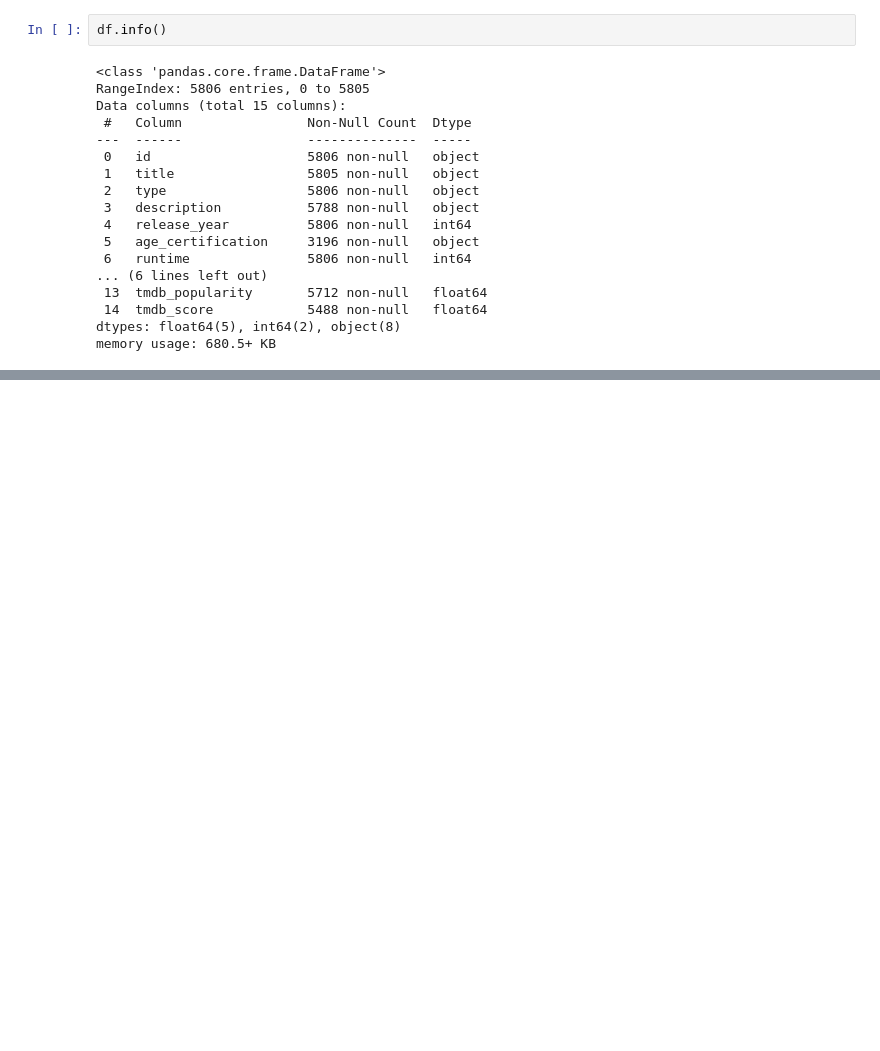
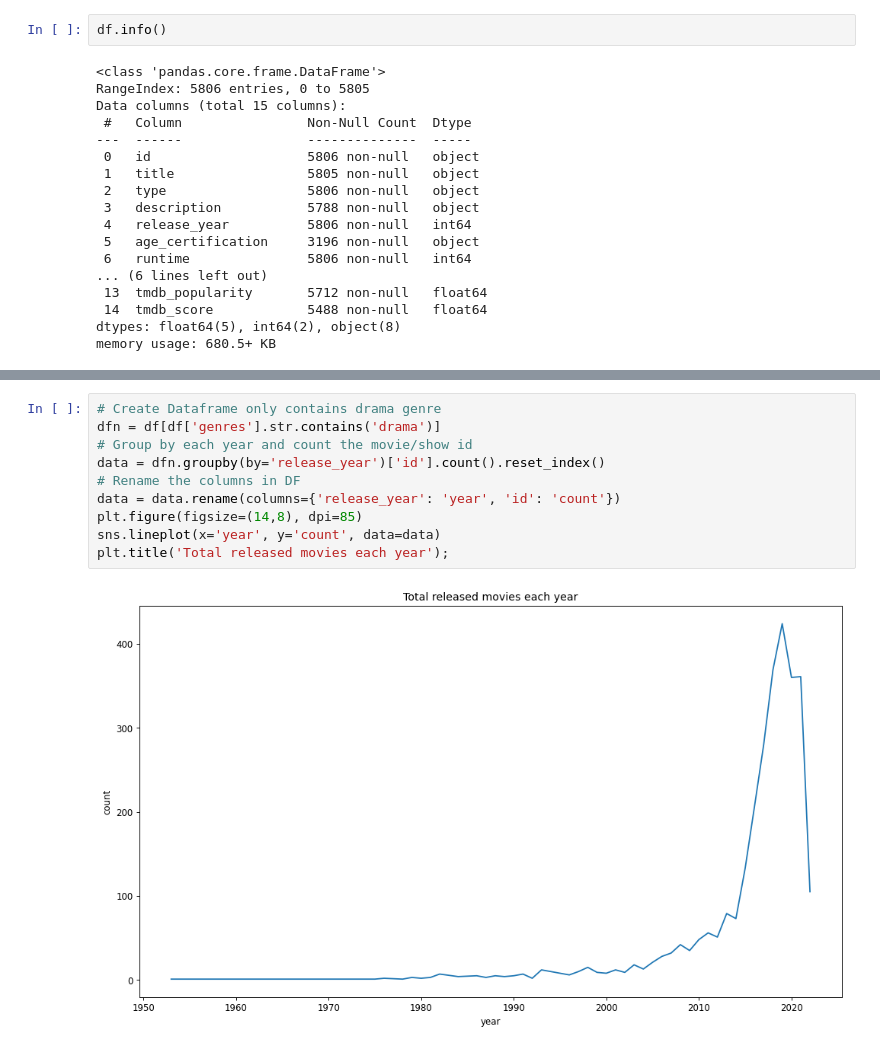
Before and after one commit to truongphung12947/udacity_nd025, a Jupyter notebook: prj_01/netflix.ipynb, the cells around one changed output, grey strips where cells are left out. Drawn from its saved outputs; the diff is of its cells as text; blank space fills up the shorter version.

```diff
--- a/prj_01/netflix.ipynb
+++ b/prj_01/netflix.ipynb
@@ -196,0 +218,12 @@ plt.show()
+# %%
+# Create Dataframe only contains drama genre
+dfn = df[df['genres'].str.contains('drama')]
+# Group by each year and count the movie/show id
+data = dfn.groupby(by='release_year')['id'].count().reset_index()
+# Rename the columns in DF
+data = data.rename(columns={'release_year': 'year', 'id': 'count'})
+plt.figure(figsize=(14,8), dpi=85)
+sns.lineplot(x='year', y='count', data=data)
+plt.title('Total released movies each year');
+# %% [output]
+[figure, added]
```
Also changed, not shown: parts of 51 cells of this notebook.
